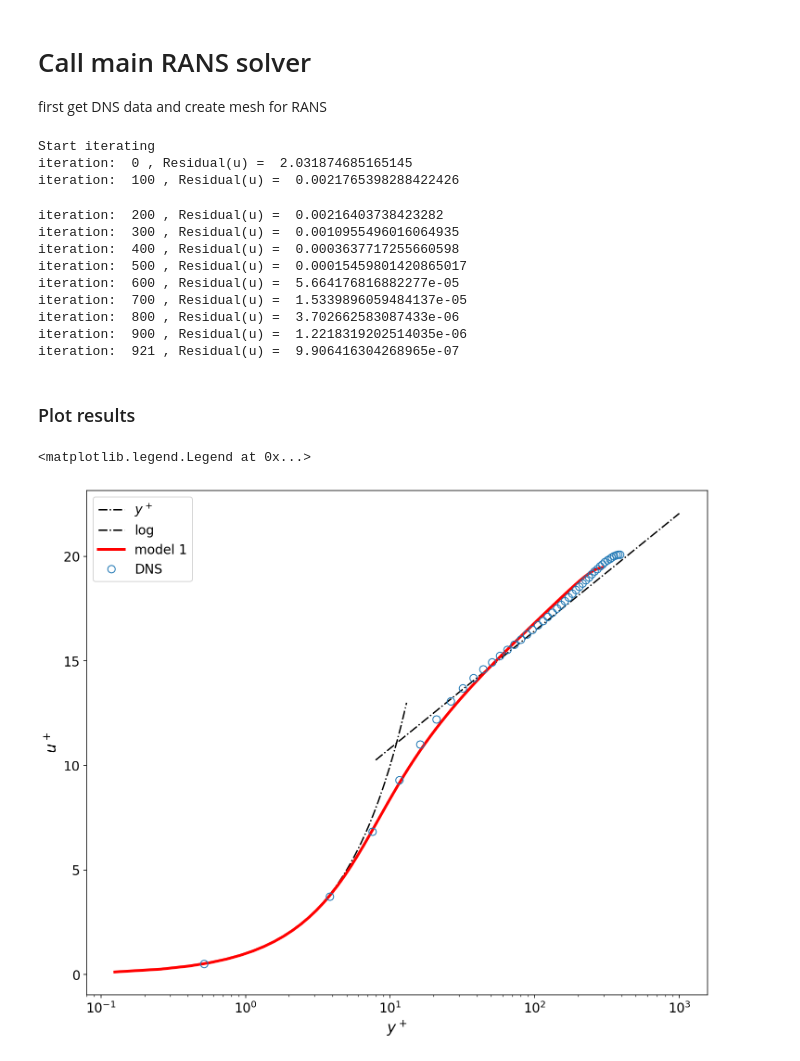
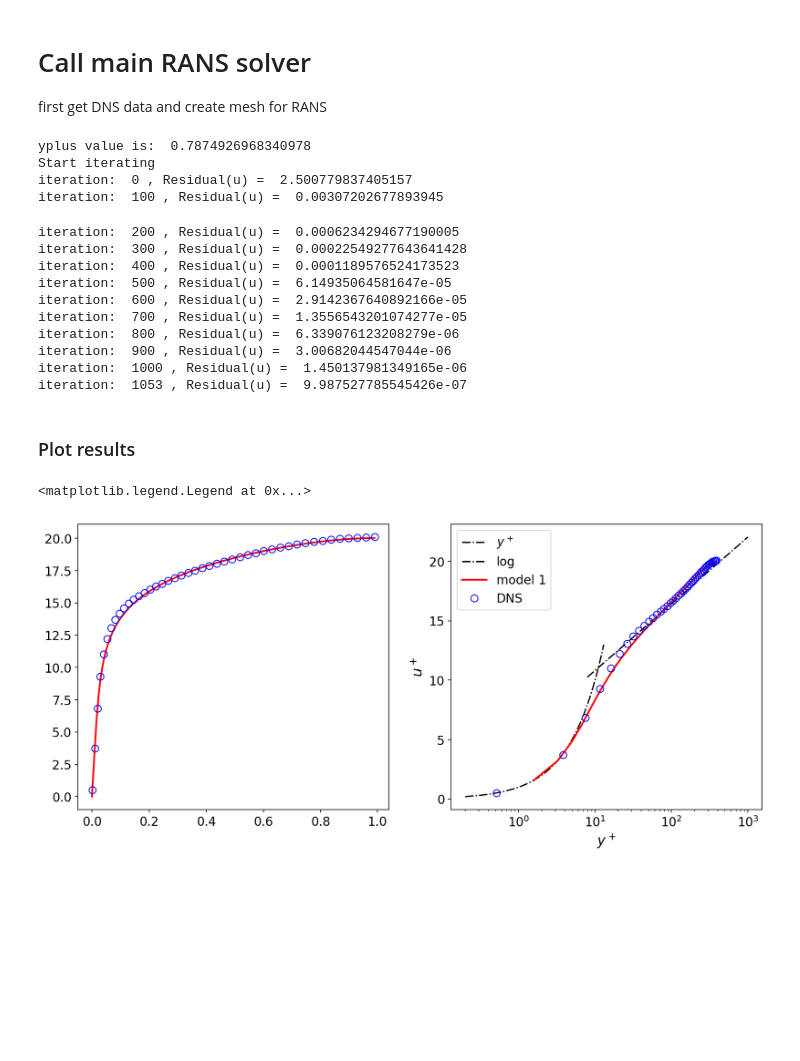
Before and after one commit to kunalmavani/MTHS, a Jupyter notebook: turbulenceModeling/turbulenceModelling.ipynb, the cells around one changed output. Cells and saved outputs as stored; diff of their text form; code cells hidden in the pictures; blank space fills up the shorter version.

```diff
--- a/turbulenceModeling/turbulenceModelling.ipynb
+++ b/turbulenceModeling/turbulenceModelling.ipynb
@@ -333,50 +333,61 @@ first get DNS data and create mesh for RANS
 # %%
 import linecache
 
-mesh = Mesh(150, 2, 6, 1)  # mesh point, channel height, stretching factor, stencil
+mesh = Mesh(150, 2, 4, 2)  # mesh point, channel height, stretching factor, stencil
 
 # get parameters from DNS or set these parameters (they must be defined)
-ReTau  = 300
+ReTau  = 390
 
-# load dns data
-DNS = np.loadtxt("DNS_data/constProperty.txt",skiprows=88)
+yplus = ReTau * mesh.y[1]
+
+print('yplus value is: ', yplus)
 
 r = np.ones(mesh.nPoints)
 mu = np.ones(mesh.nPoints)/ReTau
 
 u,mut,k,e = solveRANS(r,mu)
 # %% [output]
+yplus value is:  0.7874926968340978
 Start iterating
-iteration:  0 , Residual(u) =  2.031874685165145
-iteration:  100 , Residual(u) =  0.0021765398288422426
+iteration:  0 , Residual(u) =  2.500779837405157
+iteration:  100 , Residual(u) =  0.00307202677893945
-iteration:  200 , Residual(u) =  0.00216403738423282
-iteration:  300 , Residual(u) =  0.0010955496016064935
-iteration:  400 , Residual(u) =  0.0003637717255660598
-iteration:  500 , Residual(u) =  0.00015459801420865017
-iteration:  600 , Residual(u) =  5.664176816882277e-05
-iteration:  700 , Residual(u) =  1.5339896059484137e-05
-iteration:  800 , Residual(u) =  3.702662583087433e-06
-iteration:  900 , Residual(u) =  1.2218319202514035e-06
-iteration:  921 , Residual(u) =  9.906416304268965e-07
+iteration:  200 , Residual(u) =  0.0006234294677190005
+iteration:  300 , Residual(u) =  0.00022549277643641428
+iteration:  400 , Residual(u) =  0.0001189576524173523
+iteration:  500 , Residual(u) =  6.14935064581647e-05
+iteration:  600 , Residual(u) =  2.9142367640892166e-05
+iteration:  700 , Residual(u) =  1.3556543201074277e-05
+iteration:  800 , Residual(u) =  6.339076123208279e-06
+iteration:  900 , Residual(u) =  3.00682044547044e-06
+iteration:  1000 , Residual(u) =  1.450137981349165e-06
+iteration:  1053 , Residual(u) =  9.987527785545426e-07
 # %% [markdown]
 ### Plot results
 # %%
 n = mesh.nPoints
 
+# load dns data
+DNS = np.loadtxt("DNS_data/constProperty.txt",skiprows=88)
+
+
+fig, ax = plt.subplots(1,2, figsize=(14,6))
+ax[0].plot(mesh.y[0:n//2], u[0:n//2],'r',linewidth=2)
+ax[0].plot(DNS[::3,1]/DNS[-1,1],DNS[::3,8],'bo',fillstyle='none',lw=4, ms=8)
+
 # analytic results for viscous sub-layer
 ypLam = np.linspace(0.2,13,100);
-plt.semilogx(ypLam,ypLam,'k-.')
+ax[1].semilogx(ypLam,ypLam,'k-.')
 
 # semi-empirical result for log-layer
 ypTurb = np.linspace(0.9,3,20);
 upTurb = 1/0.41*np.log(np.power(10, ypTurb))+5.2
-plt.semilogx(np.power(10, ypTurb), upTurb,'k-.')
+ax[1].plot(np.power(10, ypTurb), upTurb,'k-.')
 
 # model solution
-line1 = plt.semilogx(mesh.y[1:n//2]*ReTau,u[1:n//2], 'r-',linewidth=3)
-line3 = plt.plot(DNS[::3,1],DNS[::3,8],'o',fillstyle='none',linewidth=4, markersize=8)
-plt.xlabel('$y^+$', fontsize=16); plt.ylabel('$u^+$', fontsize=16);
-plt.legend(('$y^+$','log','model 1', 'DNS'))
+line1 = plt.plot(mesh.y[1:n//2]*ReTau,u[1:n//2], 'r-',lw=2)
+line3 = plt.plot(DNS[::3,1],DNS[::3,8],'bo',fillstyle='none',lw=4, ms=8)
+ax[1].set_xlabel('$y^+$', fontsize=16); plt.ylabel('$u^+$', fontsize=16);
+ax[1].legend(('$y^+$','log','model 1', 'DNS'))
 # %% [output]
 <matplotlib.legend.Legend at 0x...>
-[figure, old version]
+[figure, new version]
```
